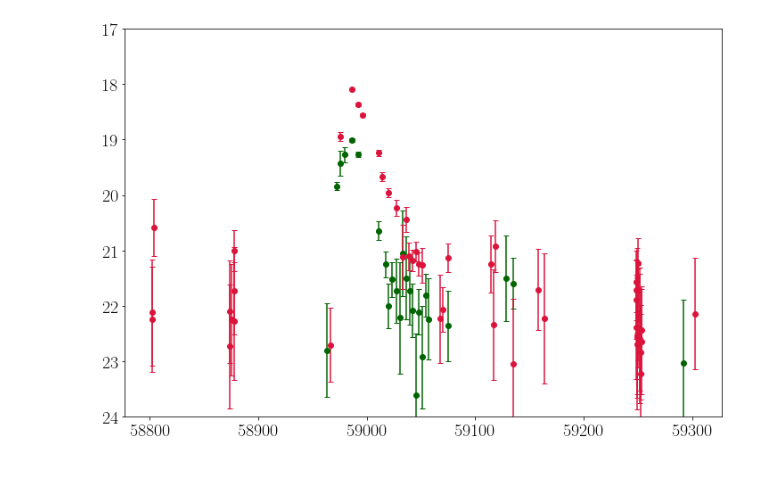
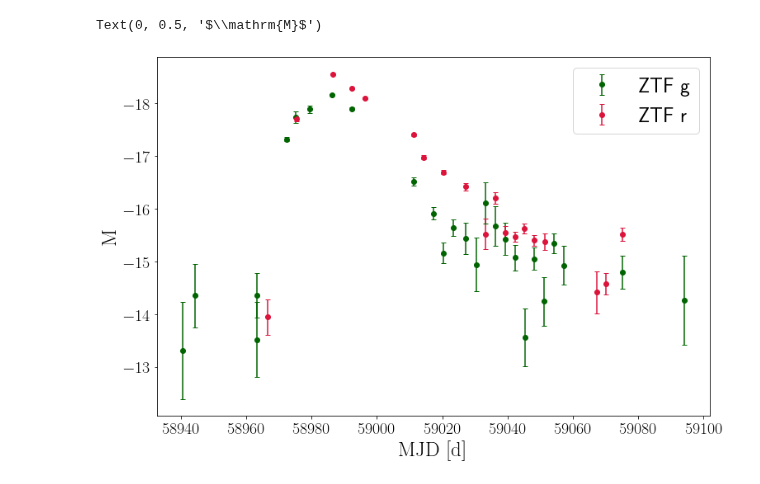
Before and after one commit to slowdivePTG/SN2020jgb, a Jupyter notebook: lc/lc.ipynb, the cells around one changed output. Drawn from its saved outputs; the diff is of its cells as text; code cells hidden in the pictures.

```diff
--- a/lc/lc.ipynb
+++ b/lc/lc.ipynb
@@ -15,0 +26,6 @@ import sncosmo
+# %%
+leff_g = 4722.74 #AA
+leff_r = 6339.61 #AA
+rv = 3.1
+ebv = 0.404
+calALambda(leff_g, rv, ebv), calALambda(leff_r, rv, ebv)
@@ -16,11 +34,16 @@ import sncosmo
 # %%
 lc = Table.read('ZTF20aayhacx_fnu.csv')
 lc['mjd'] = lc['jd'] - 2400000.5
-lc = lc[lc['mjd'] > 58800]
+lc = lc[np.where((lc['mjd'] > 58900) & (lc['mjd'] < 59100))]
 
-lc1 = lc[lc['fnu_microJy'] > lc['fnu_microJy_unc'] / 2]
+lc = lc[lc['fnu_microJy'] > lc['fnu_microJy_unc'] * 0.2]
+lc1 = lc.copy()
 lc_g = lc1[lc1['passband'] == 'ZTF_g']
 lc_r = lc1[lc1['passband'] == 'ZTF_r']
+lc_g['fnu_microJy'] = lc_g['fnu_microJy']
+lc_g['fnu_microJy_uncmicroJy'] = lc_g['fnu_microJy_unc']
+lc_r['fnu_microJy'] = lc_r['fnu_microJy']
+lc_r['fnu_microJy_uncmicroJy'] = lc_r['fnu_microJy_unc']
 # %%
 time = lc['mjd']
 flux = lc['fnu_microJy']
@@ -65,33 +67,31 @@ Table length=161
-# %%
-lc_g['mag'] = (lc_g['fnu_microJy'] * u.Jy * 1e-6).to(
-    u.ABmag, u.spectral_density(leff_g))
-lc_g['mag_unc'] = (lc_g['fnu_microJy'] * u.Jy * 1e-6).to(
-    u.ABmag, u.spectral_density(leff_g)) - (
-        (lc_g['fnu_microJy'] + lc_g['fnu_microJy_unc']) * u.Jy * 1e-6).to(
-            u.ABmag, u.spectral_density(leff_g))
-lc_r['mag'] = (lc_r['fnu_microJy'] * u.Jy * 1e-6).to(
-    u.ABmag, u.spectral_density(leff_r))
-lc_r['mag_unc'] = (lc_r['fnu_microJy'] * u.Jy * 1e-6).to(
-    u.ABmag, u.spectral_density(leff_r)) - (
-        (lc_r['fnu_microJy'] + lc_r['fnu_microJy_unc']) * u.Jy * 1e-6).to(
-            u.ABmag, u.spectral_density(leff_r))
+# %%
+lc_g['mag'] = -2.5 * np.log10(lc_g['fnu_microJy']) + 23.9 - distmod.value - calALambda(leff_g, rv, ebv)
+lc_g['mag_unc'] = -2.5 * np.log10(
+    lc_g['fnu_microJy'] / (lc_g['fnu_microJy'] + lc_g['fnu_microJy_unc'])) / 2
+lc_r['mag'] = -2.5 * np.log10(lc_r['fnu_microJy']) + 23.9 - distmod.value - calALambda(leff_r, rv, ebv)
+lc_r['mag_unc'] = -2.5 * np.log10(
+    lc_r['fnu_microJy'] / (lc_r['fnu_microJy'] + lc_r['fnu_microJy_unc'])) / 2
 # %%
 plt.figure(figsize=(12, 8))
 plt.errorbar(lc_g['mjd'],
              lc_g['mag'],
              yerr=lc_g['mag_unc'],
              fmt='o',
              capsize=3,
-             color='darkgreen')
+             color='darkgreen', label='ZTF g')
 plt.errorbar(lc_r['mjd'],
              lc_r['mag'],
              yerr=lc_r['mag_unc'],
              fmt='o',
              capsize=3,
-             color='crimson')
-plt.ylim(17, 24)
+             color='crimson', label='ZTF r')
+#plt.ylim(17, 24)
+plt.legend()
 plt.gca().invert_yaxis()
+plt.xlabel(r'$\mathrm{MJD\ [d]}$')
+plt.ylabel(r'$\mathrm{M}$')
 # %% [output]
+Text(0, 0.5, '$\\mathrm{M}$')
-[figure, old version]
+[figure, new version]
 # %%
 # create a model
```
Also changed, not shown: parts of 7 cells of this notebook, 4 other files.
